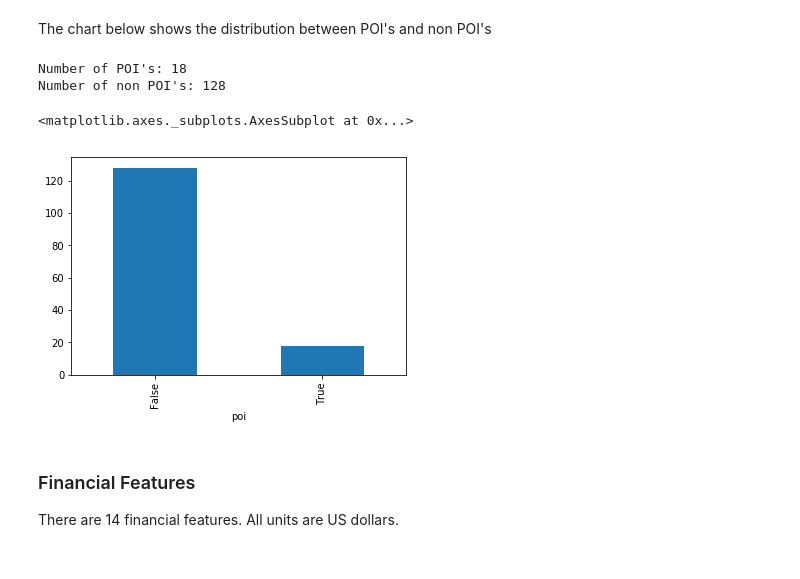
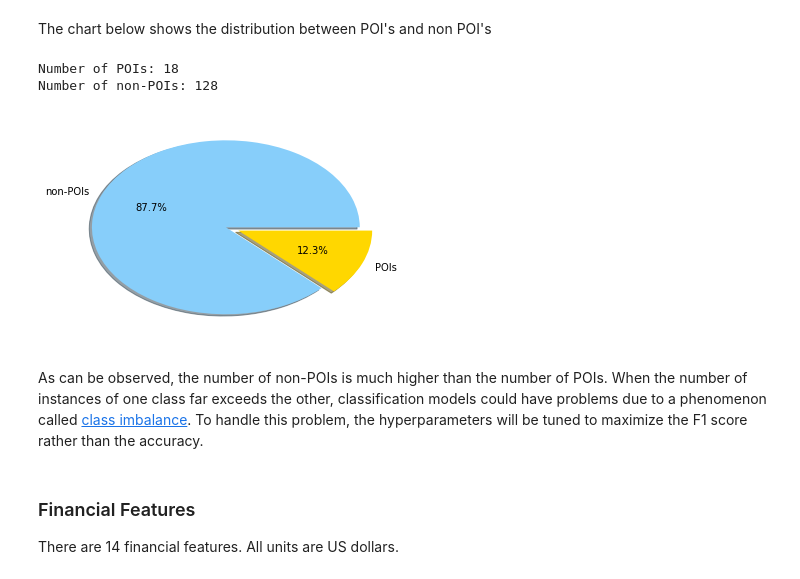
Before and after one commit to gerosa/udacity-data-analyst, a Jupyter notebook: P5/final_report.ipynb, the cells around one changed output. Cells and saved outputs as stored; diff of their text form; code cells hidden in the pictures.

```diff
--- a/P5/final_report.ipynb
+++ b/P5/final_report.ipynb
@@ -90,18 +89,26 @@ Observations: 146
 Features: 20
 # %% [markdown]
 The chart below shows the distribution between POI's and non POI's
-# %%
-poi_count = sum(df['poi'])
-non_poi_count = len(df['poi']) - poi_count
-print('Number of POI\'s: {}'.format(poi_count))
-print('Number of non POI\'s: {}'.format(non_poi_count))
-
-df.groupby('poi').size().plot(kind='bar')
-# %% [output]
-Number of POI's: 18
-Number of non POI's: 128
-<matplotlib.axes._subplots.AxesSubplot at 0x...>
-[figure, removed]
+# %%
+counts = df.groupby('poi').size()
+
+non_poi_count = counts[0]
+poi_count = counts[1]
+
+print('Number of POIs: {}'.format(poi_count))
+print('Number of non-POIs: {}'.format(non_poi_count))
+
+colors = ['lightskyblue','gold']
+labels=['non-POIs', 'POIs']
+explode = (0.1, 0)
+
+plt.pie(counts, labels=labels, autopct='%1.1f%%', colors=colors, explode=explode, shadow=True);
+# %% [output]
+Number of POIs: 18
+Number of non-POIs: 128
+[figure, added]
+# %% [markdown]
+As can be observed, the number of non-POIs is much higher than the number of POIs. When the number of instances of one class far exceeds the other, classification models could have problems due to a phenomenon called [class imbalance](http://www.chioka.in/class-imbalance-problem/). To handle this problem, the hyperparameters will be tuned to maximize the F1 score rather than the accuracy.
 # %% [markdown]
 ### Financial Features
 
```
Also changed, not shown: parts of 23 cells of this notebook, 1 other file.
